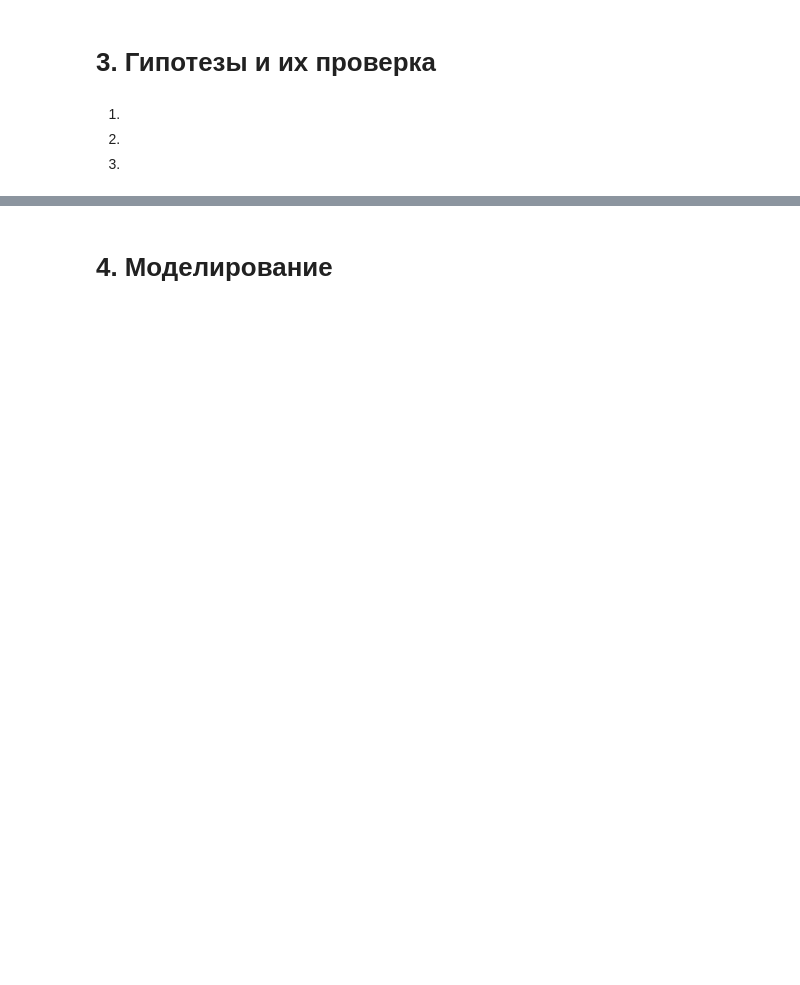
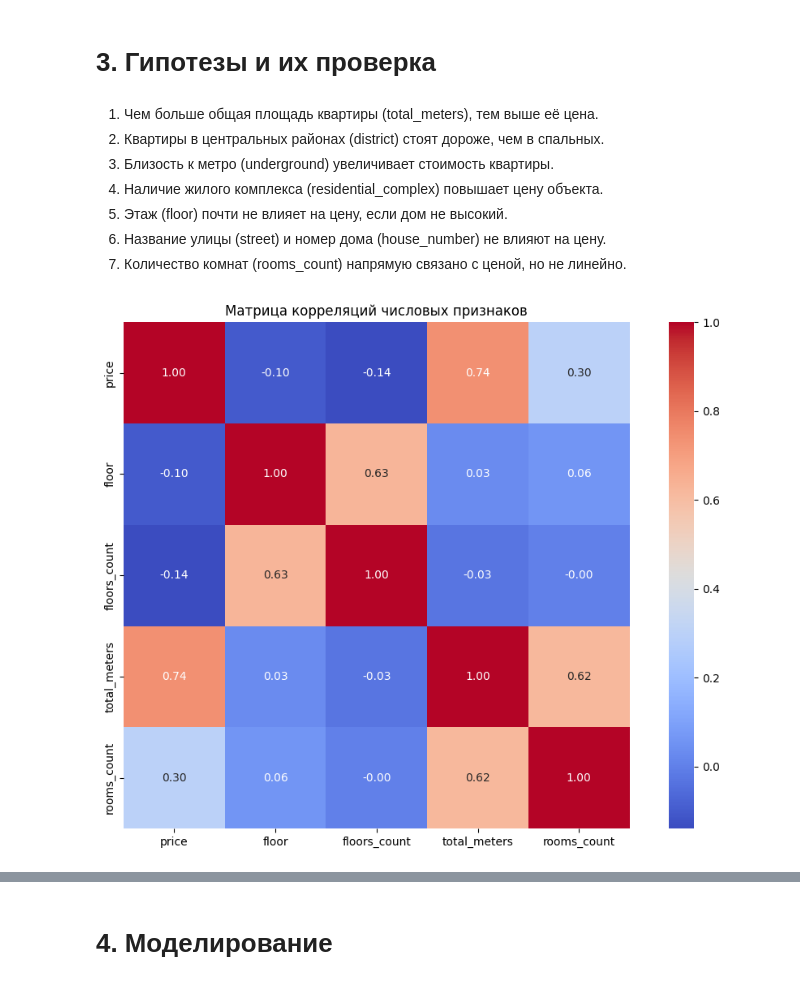
Before and after one commit to kuznetsovgg/predictive, a Jupyter notebook: eda3.ipynb, the cells around one changed output, grey strips where cells are left out. Cells and saved outputs as stored; diff of their text form; code cells hidden in the pictures; blank space fills up the shorter version.

```diff
--- a/eda3.ipynb
+++ b/eda3.ipynb
@@ -103,0 +99,4 @@ memory usage: 125.5+ KB
+# %%
+df = df.dropna(subset=["district", "underground", "street", "house_number"])
+# %%
+df['price'] = df['price'].fillna(df['price'].median())
@@ -103,0 +123,2 @@ memory usage: 125.5+ KB
+# %%
+df['residential_complex'] = df['residential_complex'].fillna('Без ЖК')
@@ -104,6 +146,26 @@ memory usage: 125.5+ KB
 # %% [markdown]
 # 3. Гипотезы и их проверка
 # %% [markdown]
-1.
-2.
-3.
+1. Чем больше общая площадь квартиры (total_meters), тем выше её цена.
+2. Квартиры в центральных районах (district) стоят дороже, чем в спальных.
+3. Близость к метро (underground) увеличивает стоимость квартиры.
+4. Наличие жилого комплекса (residential_complex) повышает цену объекта.
+5. Этаж (floor) почти не влияет на цену, если дом не высокий.
+6. Название улицы (street) и номер дома (house_number) не влияют на цену.
+7. Количество комнат (rooms_count) напрямую связано с ценой, но не линейно.
+# %%
+import seaborn as sns
+import matplotlib.pyplot as plt
+
+numeric_cols = [
+    "price", "floor", "floors_count", "total_meters", "rooms_count"
+]
+corr_matrix = df[numeric_cols].corr().round(2)
+
+plt.figure(figsize=(10, 7))
+sns.heatmap(corr_matrix, annot=True, cmap="coolwarm", fmt=".2f", square=True)
+plt.title("Матрица корреляций числовых признаков")
+plt.tight_layout()
+plt.show()
+# %% [output]
+[figure, added]
```
Also changed, not shown: parts of 12 cells of this notebook, 2 other files.
